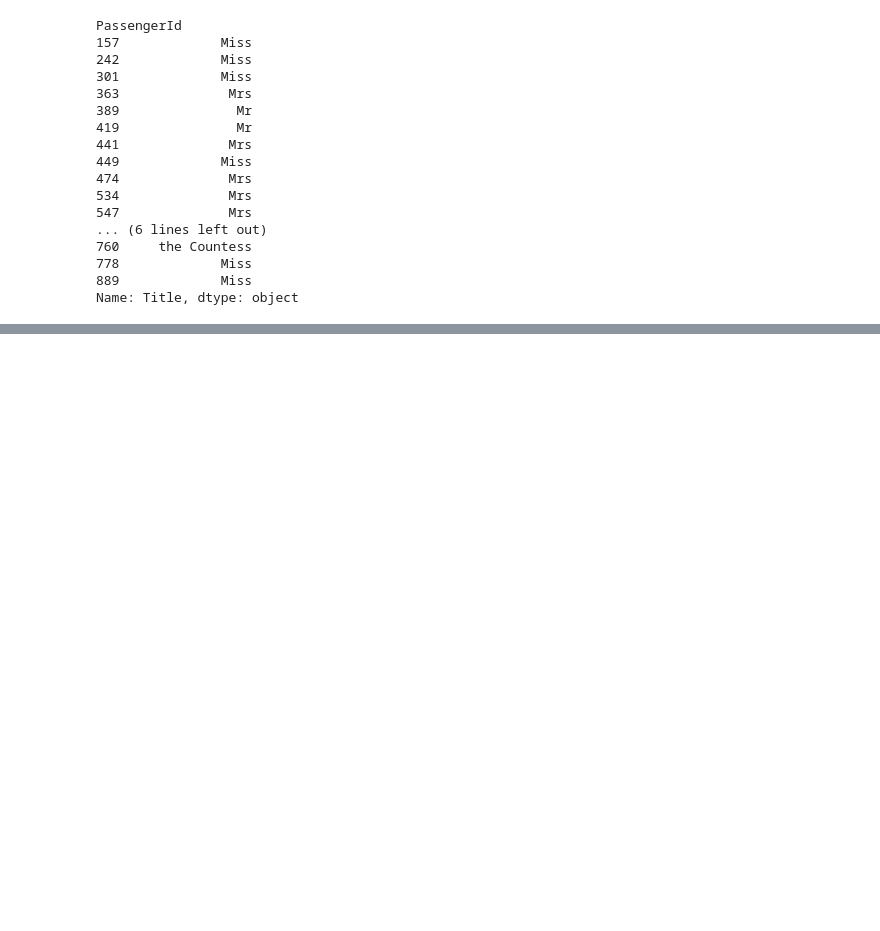
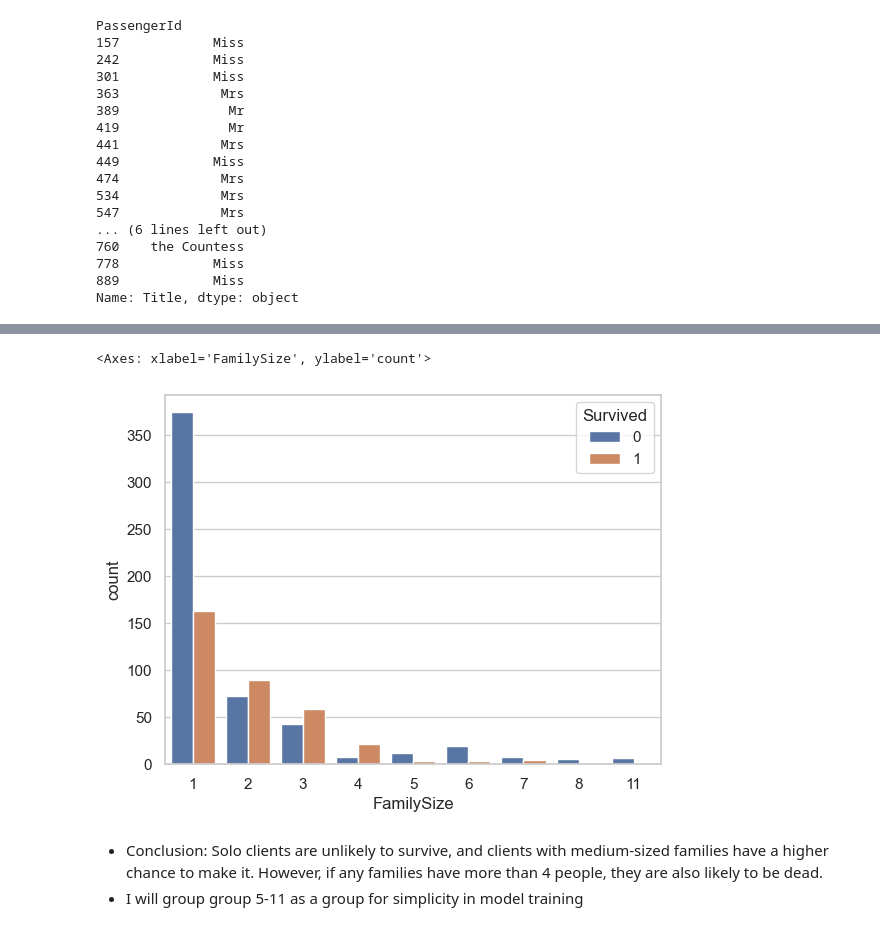
Before and after one commit to TinhAnhDepZAIII/MachineLearningTitanic, a Jupyter notebook: TitanicML.ipynb, the cells around one changed output, grey strips where cells are left out. Saved outputs shown, nothing was run; the diff lists cells and outputs as text; code cells hidden in the pictures; blank space fills up the shorter version.

```diff
--- a/TitanicML.ipynb
+++ b/TitanicML.ipynb
@@ -510,0 +559,3 @@ Name: count, dtype: int64
+# %%
+train_train['FamilySize']= train_train['SibSp'].astype('int') + train_train['Parch'].astype('int') +1
+test_df['FamilySize']= test_df['SibSp'].astype('int') + test_df['Parch'].astype('int') + 1
@@ -510,0 +578,8 @@ Name: count, dtype: int64
+# %%
+sns.countplot(data = train_train, x='FamilySize', hue='Survived')
+# %% [output]
+<Axes: xlabel='FamilySize', ylabel='count'>
+[figure, added]
+# %% [markdown]
+* Conclusion: Solo clients are unlikely to survive, and clients with medium-sized families have a higher chance to make it. However, if any families have more than 4 people, they are also likely to be dead.
+* I will group group 5-11 as a group for simplicity in model training
```
Also changed, not shown: parts of 24 cells of this notebook.
